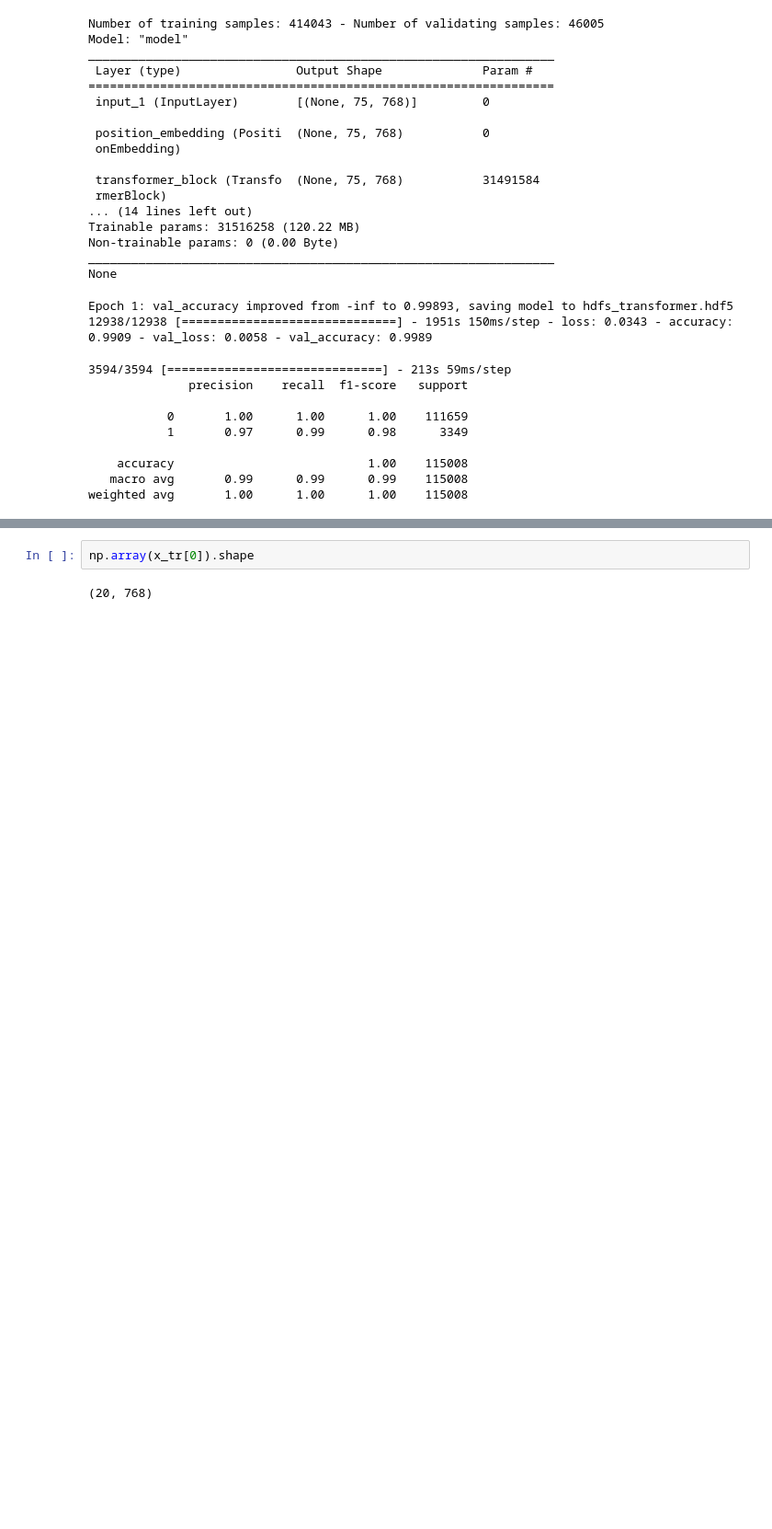
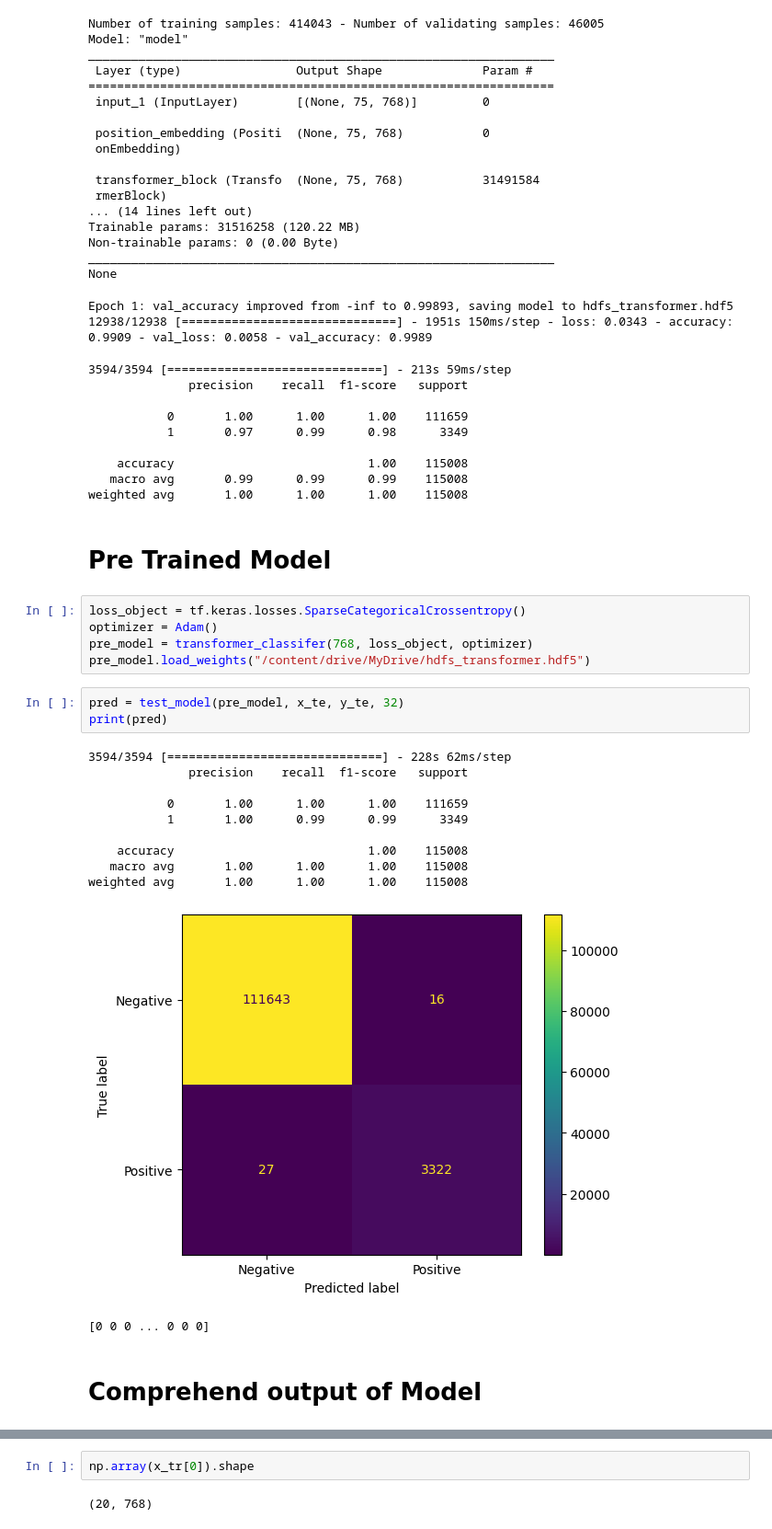
Before and after one commit to radical-p/NeuralLog, a Jupyter notebook: Transformer_based_Classification.ipynb, the cells around one changed output, grey strips where cells are left out. Shown at 92% size. Cells and saved outputs as stored; diff of their text form; blank space fills up the shorter version.

```diff
--- a/Transformer_based_Classification.ipynb
+++ b/Transformer_based_Classification.ipynb
@@ -328,3 +338,27 @@ Epoch 1: val_accuracy improved from -inf to 0.99893, saving model to hdfs_transf
     accuracy                           1.00    115008
    macro avg       0.99      0.99      0.99    115008
 weighted avg       1.00      1.00      1.00    115008
+# %% [markdown]
+# Pre Trained Model
+# %%
+loss_object = tf.keras.losses.SparseCategoricalCrossentropy()
+optimizer = Adam()
+pre_model = transformer_classifer(768, loss_object, optimizer)
+pre_model.load_weights("/content/drive/MyDrive/hdfs_transformer.hdf5")
+# %%
+pred = test_model(pre_model, x_te, y_te, 32)
+print(pred)
+# %% [output]
+3594/3594 [==============================] - 228s 62ms/step
+              precision    recall  f1-score   support
+
+           0       1.00      1.00      1.00    111659
+           1       1.00      0.99      0.99      3349
+
+    accuracy                           1.00    115008
+   macro avg       1.00      1.00      1.00    115008
+weighted avg       1.00      1.00      1.00    115008
+[figure, added]
+[0 0 0 ... 0 0 0]
+# %% [markdown]
+# Comprehend output of Model
```
Also changed, not shown: parts of 15 cells of this notebook.
